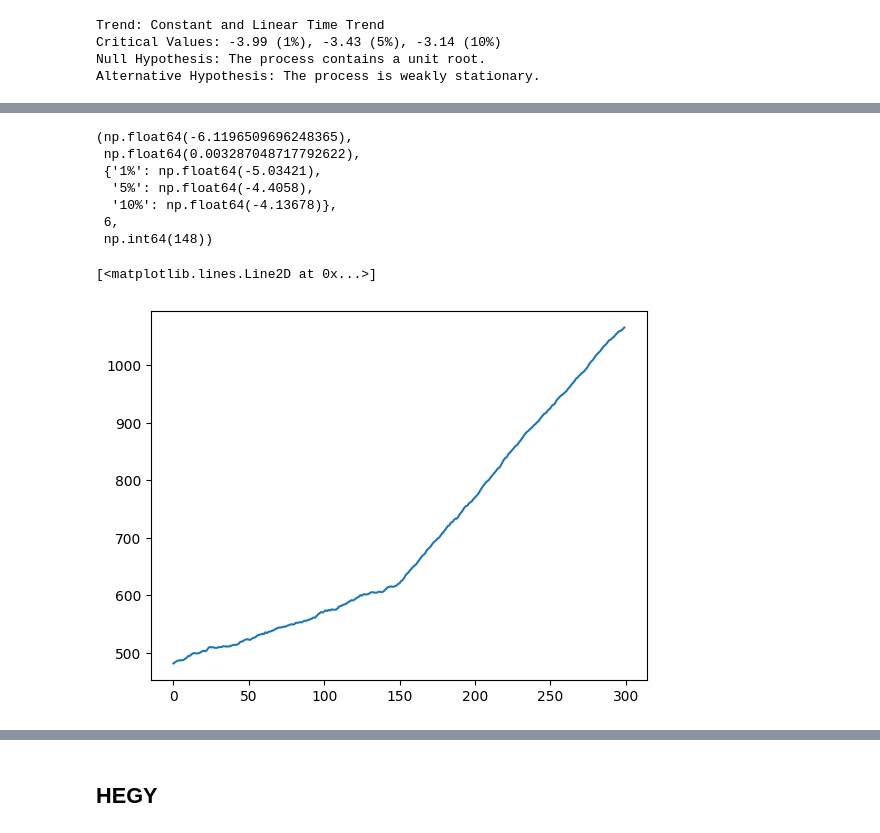
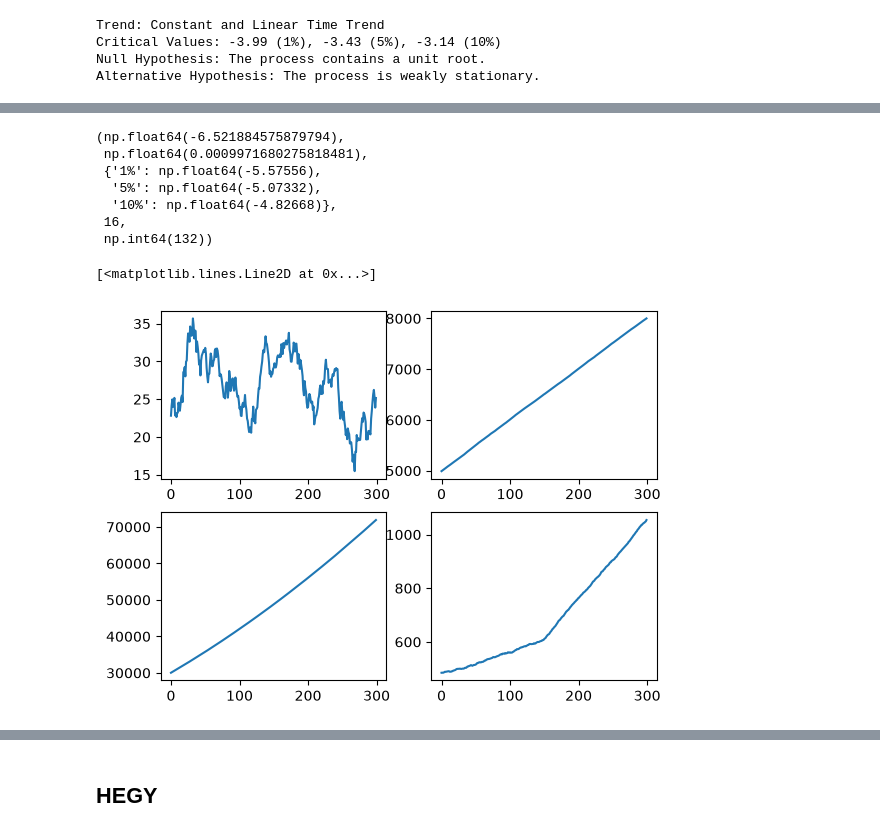
Before and after one commit to vadim-zyamalov/joy-of-econometrics, a Jupyter notebook: МФТИ/Семинары/Семинар 9.ipynb, the cells around one changed output, grey strips where cells are left out. Saved outputs shown, nothing was run; the diff lists cells and outputs as text; code cells hidden in the pictures.

```diff
--- a/МФТИ/Семинары/Семинар 9.ipynb
+++ b/МФТИ/Семинары/Семинар 9.ipynb
@@ -185,13 +301,13 @@ np.int64(148)
 # %%
-sms.zivot_andrews(y3b, regression="t")
+sms.zivot_andrews(y3b, regression="ct")
 # %% [output]
-(np.float64(-6.1196509696248365),
- np.float64(0.003287048717792622),
- {'1%': np.float64(-5.03421),
-  '5%': np.float64(-4.4058),
-  '10%': np.float64(-4.13678)},
- 6,
- np.int64(148))
+(np.float64(-6.521884575879794),
+ np.float64(0.0009971680275818481),
+ {'1%': np.float64(-5.57556),
+  '5%': np.float64(-5.07332),
+  '10%': np.float64(-4.82668)},
+ 16,
+ np.int64(132))
 # %%
 y1x = np.zeros(N + 1)
 y2x = np.zeros(N + 1)
@@ -208,10 +324,14 @@ y1x = y1x[500:800]
 y2x = y2x[500:800]
 y3x = y3x[500:800]
 y3bx = y3bx[500:800]
-# %%
-f, (ax) = plt.subplots()
-ax.plot(y3bx)
-# %% [output]
-[<matplotlib.lines.Line2D at 0x...>]
-[figure, removed]
+# %%
+f, ax = plt.subplots(2, 2)
+ax = ax.flatten()
+ax[0].plot(y1x)
+ax[1].plot(y2x)
+ax[2].plot(y3x)
+ax[3].plot(y3bx)
+# %% [output]
+[<matplotlib.lines.Line2D at 0x...>]
+[figure, added]
 # %%
```
Also changed, not shown: parts of 53 cells of this notebook, 56 other files.
